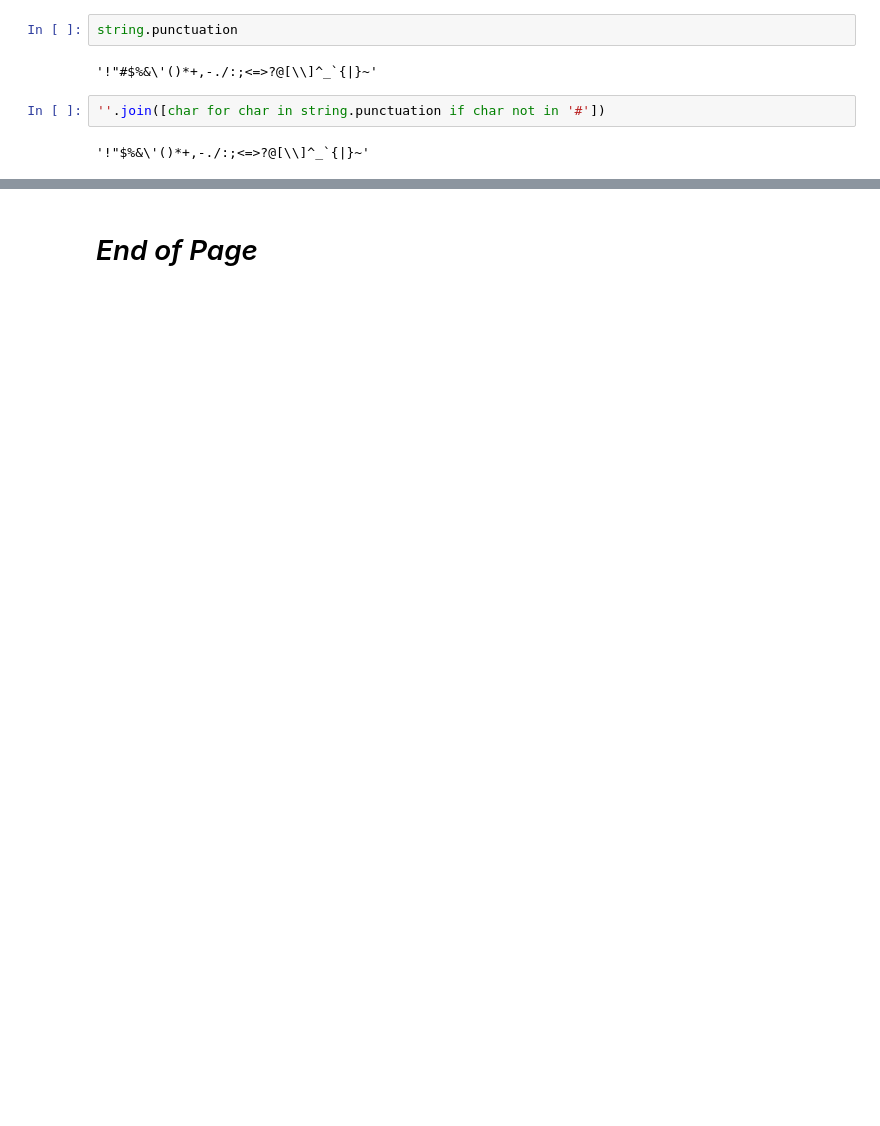
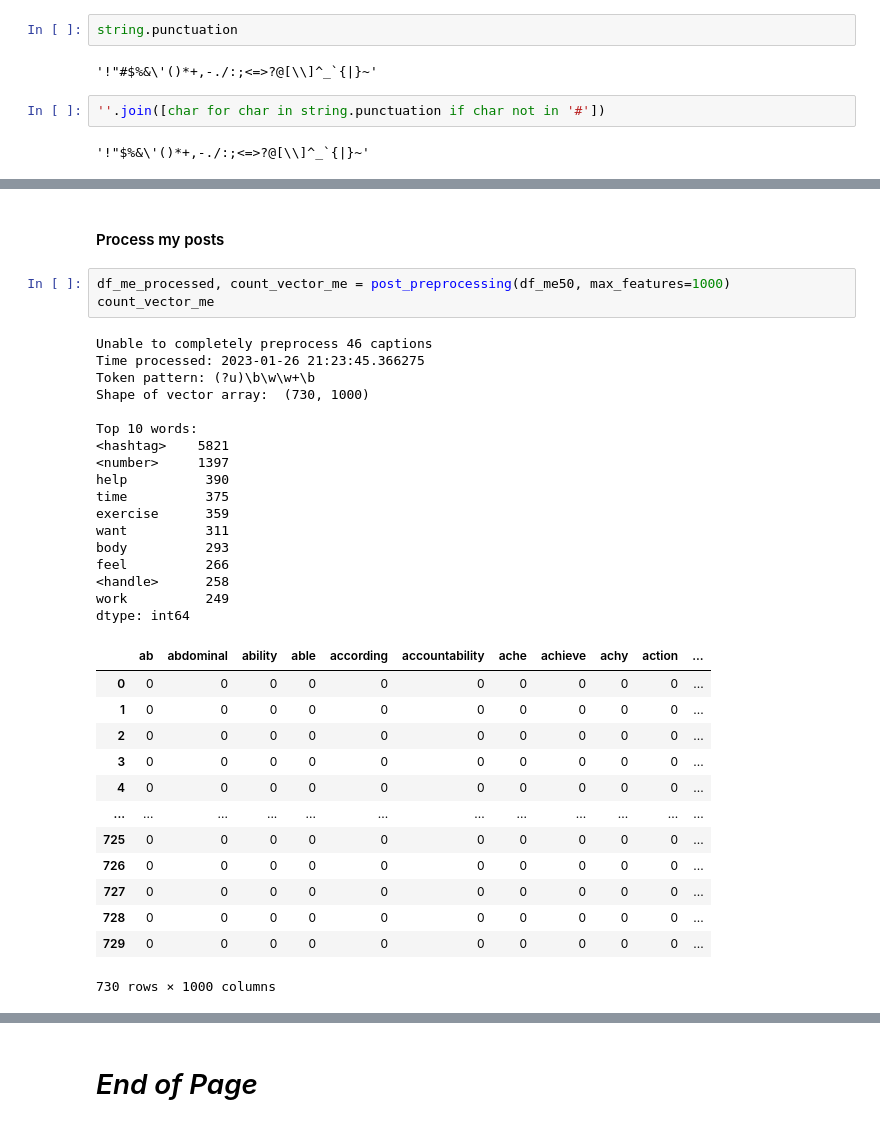
Before and after one commit to silvhua/online-PT-business-KPI, a Jupyter notebook: notebooks/2023-01-26 Instagram data analysis.ipynb, the cells around one changed output, grey strips where cells are left out. Cells and saved outputs as stored; diff of their text form; blank space fills up the shorter version.

```diff
--- a/notebooks/2023-01-26 Instagram data analysis.ipynb
+++ b/notebooks/2023-01-26 Instagram data analysis.ipynb
@@ -696,0 +872,36 @@ count_vector.filter(regex='z.+')
+# %% [markdown]
+#### Process my posts
+# %%
+df_me_processed, count_vector_me = post_preprocessing(df_me50, max_features=1000)
+count_vector_me
+# %% [output]
+Unable to completely preprocess 46 captions
+Time processed: 2023-01-26 21:23:45.366275
+Token pattern: (?u)\b\w\w+\b
+Shape of vector array:  (730, 1000)
+
+Top 10 words:
+<hashtag>    5821
+<number>     1397
+help          390
+time          375
+exercise      359
+want          311
+body          293
+feel          266
+<handle>      258
+work          249
+dtype: int64
+|  | ab | abdominal | ability | able | according | accountability | ache | achieve | achy | action | ... |
+| 0 | 0 | 0 | 0 | 0 | 0 | 0 | 0 | 0 | 0 | 0 | ... |
+| 1 | 0 | 0 | 0 | 0 | 0 | 0 | 0 | 0 | 0 | 0 | ... |
+| 2 | 0 | 0 | 0 | 0 | 0 | 0 | 0 | 0 | 0 | 0 | ... |
+| 3 | 0 | 0 | 0 | 0 | 0 | 0 | 0 | 0 | 0 | 0 | ... |
+| 4 | 0 | 0 | 0 | 0 | 0 | 0 | 0 | 0 | 0 | 0 | ... |
+| ... | ... | ... | ... | ... | ... | ... | ... | ... | ... | ... | ... |
+| 725 | 0 | 0 | 0 | 0 | 0 | 0 | 0 | 0 | 0 | 0 | ... |
+| 726 | 0 | 0 | 0 | 0 | 0 | 0 | 0 | 0 | 0 | 0 | ... |
+| 727 | 0 | 0 | 0 | 0 | 0 | 0 | 0 | 0 | 0 | 0 | ... |
+| 728 | 0 | 0 | 0 | 0 | 0 | 0 | 0 | 0 | 0 | 0 | ... |
+| 729 | 0 | 0 | 0 | 0 | 0 | 0 | 0 | 0 | 0 | 0 | ... |
+730 rows × 1000 columns
```
Also changed, not shown: parts of 29 cells of this notebook.
